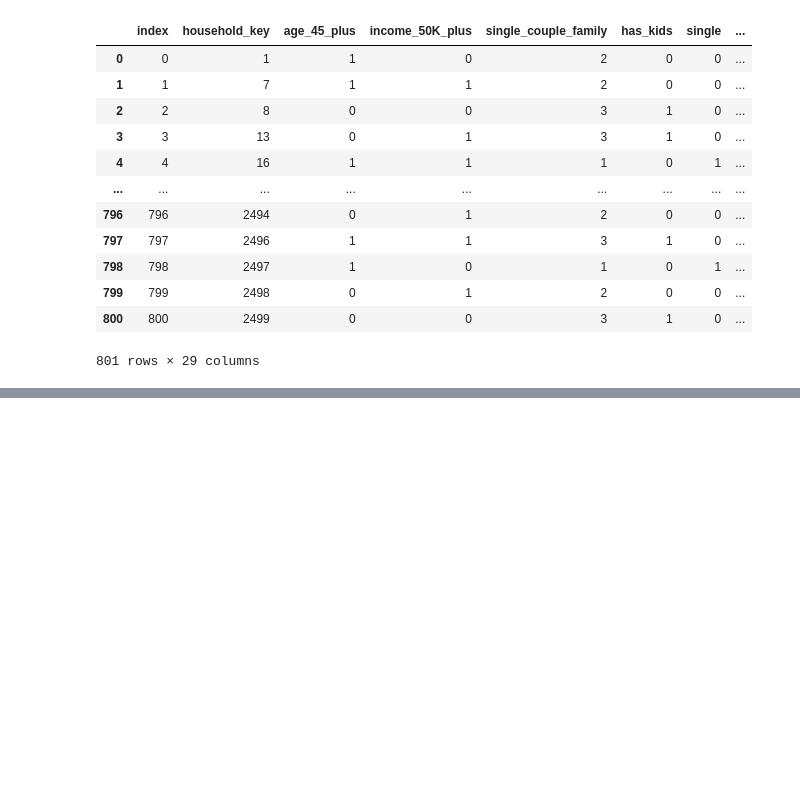
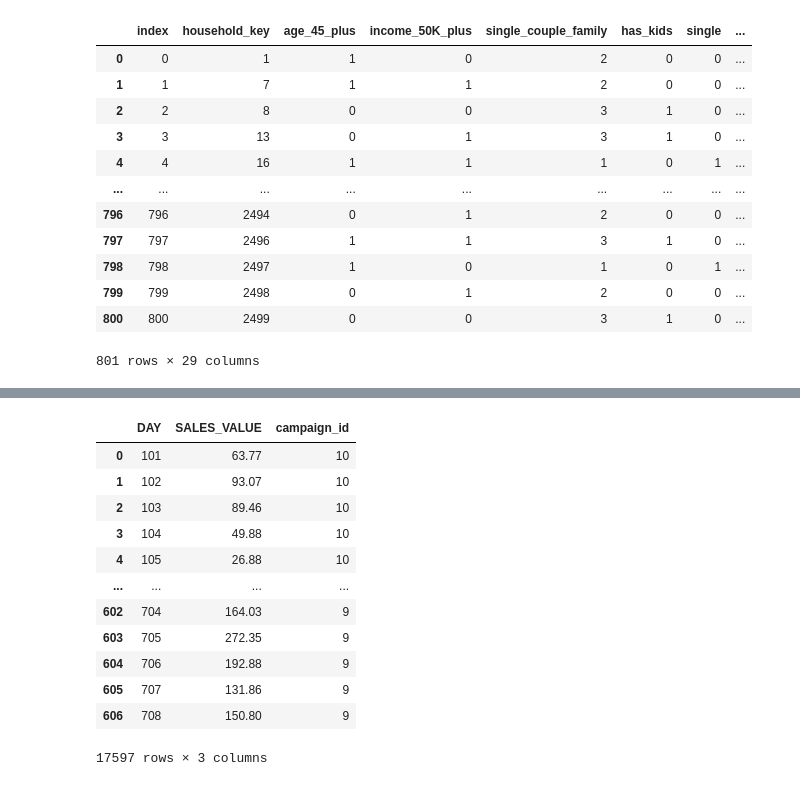
Before and after one commit to np1919/DunnHumby, a Jupyter notebook: src/ETLs.ipynb, the cells around one changed output, grey strips where cells are left out. Drawn from its saved outputs; the diff is of its cells as text; code cells hidden in the pictures; blank space fills up the shorter version.

```diff
--- a/src/ETLs.ipynb
+++ b/src/ETLs.ipynb
@@ -33,0 +32,4 @@ a = DataLake()
+# %%
+df = pd.read_csv('../data/daily_campaign_sales.csv')
+# %%
+df.drop('Unnamed: 0', axis=1, inplace=True)
@@ -256,0 +356,11 @@ df
+# %%
+## aggregate campaign-specific daily sales data
+
+output = []
+for x in glob.glob('streamlit_frontends/campaign_performance/data/camp_sales/*'):
+    temp = pd.read_csv(x)
+    camp_id = x.split('/')[-1].split('\\')[-1].split('_')[-2]
+    temp['campaign_id'] = camp_id
+    output.append(temp)
+
+output = pd.concat(output)
@@ -256,0 +370,16 @@ df
+# %%
+output
+# %% [output]
+|  | DAY | SALES_VALUE | campaign_id |
+| 0 | 101 | 63.77 | 10 |
+| 1 | 102 | 93.07 | 10 |
+| 2 | 103 | 89.46 | 10 |
+| 3 | 104 | 49.88 | 10 |
+| 4 | 105 | 26.88 | 10 |
+| ... | ... | ... | ... |
+| 602 | 704 | 164.03 | 9 |
+| 603 | 705 | 272.35 | 9 |
+| 604 | 706 | 192.88 | 9 |
+| 605 | 707 | 131.86 | 9 |
+| 606 | 708 | 150.80 | 9 |
+17597 rows × 3 columns
```
Also changed, not shown: parts of 20 cells of this notebook, 48 other files.
